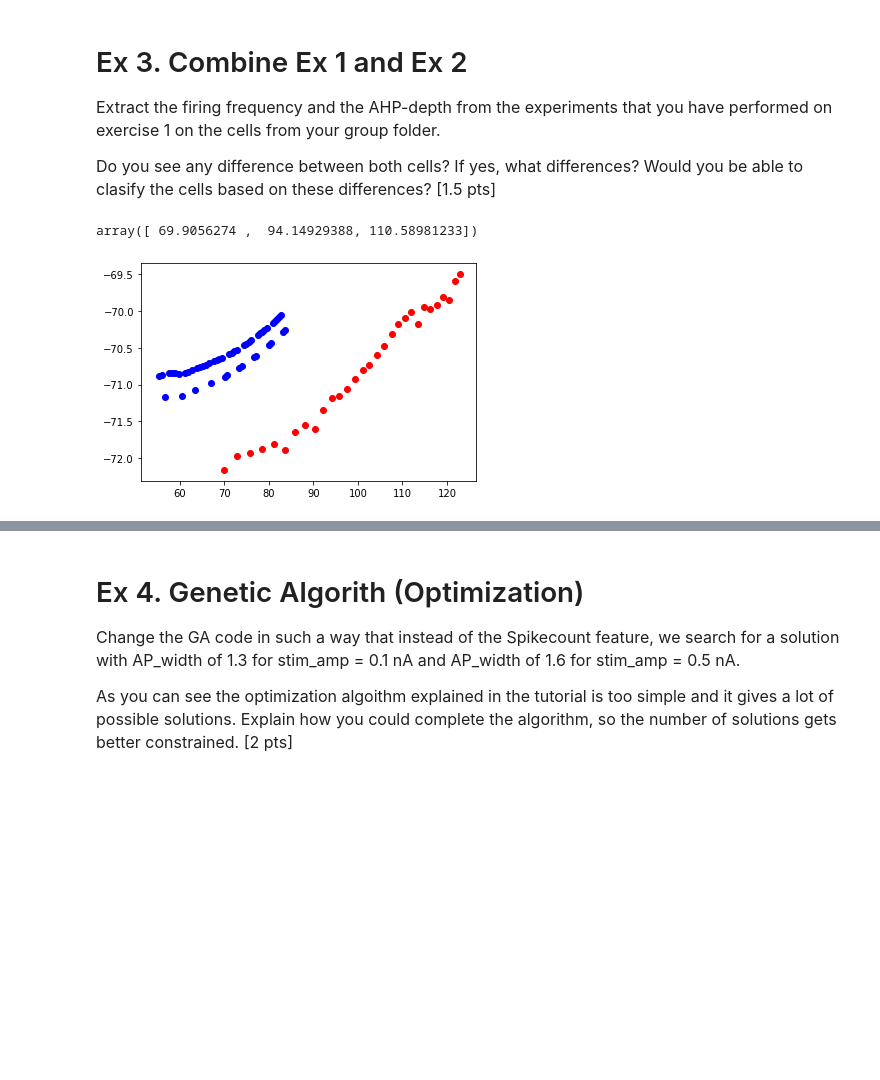
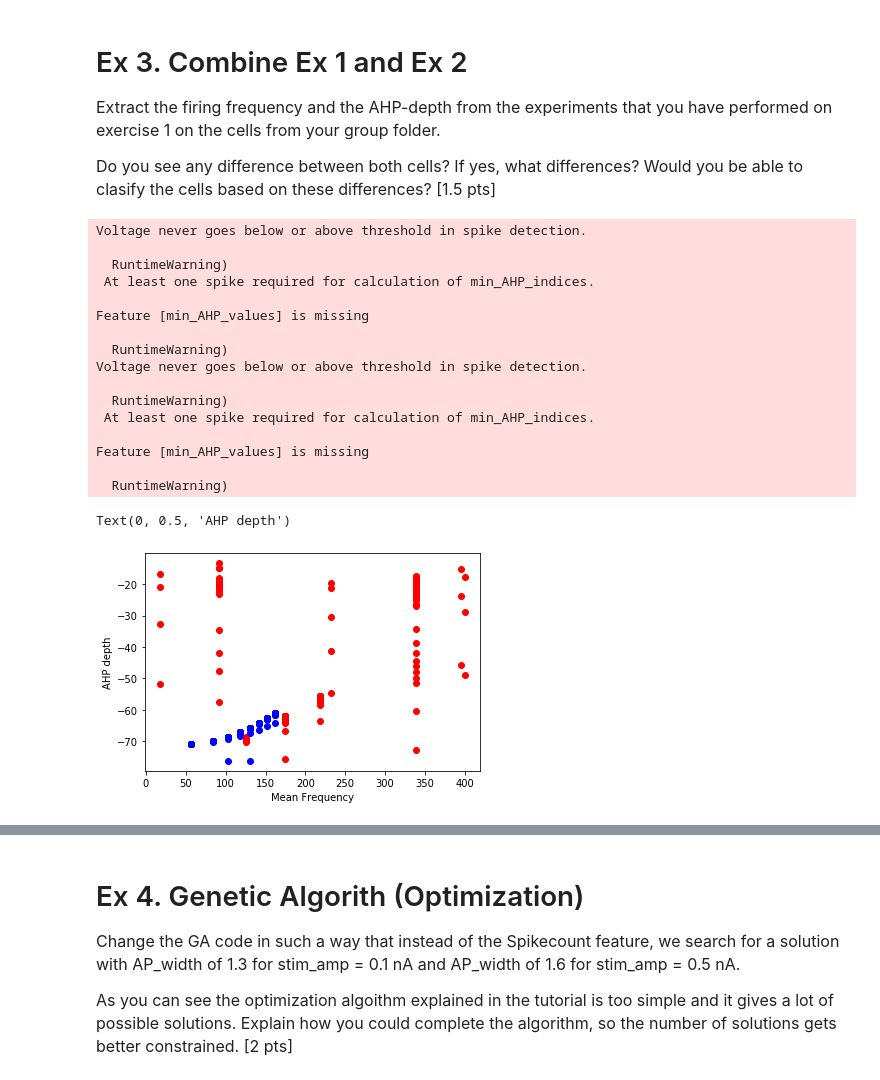
Before and after one commit to jjt20/InSilicoClass, a Jupyter notebook: my_notebooks/Week5/Week5_HomeWork.ipynb, the cells around one changed output, grey strips where cells are left out. Cells and saved outputs as stored; diff of their text form; code cells hidden in the pictures; blank space fills up the shorter version.

```diff
--- a/my_notebooks/Week5/Week5_HomeWork.ipynb
+++ b/my_notebooks/Week5/Week5_HomeWork.ipynb
@@ -497,37 +493,59 @@ IPython.display.HTML(json2html.convert(json=feature_values))
 # %%
 import efel
 import pickle
+import matplotlib.pyplot as plt
+
 
 for file in range(1,3):
     infile = open('listTracesCell'+str(file),'rb')
     traces = pickle.load(infile)
     infile.close()
 
     if file == 1:
-        mean_freq1 = np.zeros(len(traces))
-        AHP1 = np.zeros(len(traces))
+        mean_freq1 = np.ones(len(traces))*np.nan
+        AHP1 = np.ones(len(traces))*np.nan
+        AHPVars1 = np.ones(len(traces))*np.nan
     else:
-        mean_freq2 = np.zeros(len(traces))
-        AHP2 = np.zeros(len(traces))
+        mean_freq2 = np.ones(len(traces))*np.nan
+        AHP2 = np.ones(len(traces))*np.nan
+        AHPVars2 = np.ones(len(traces))*np.nan
 
     for i, trace in enumerate(traces):
+        results = efel.getFeatureValues([trace], ['mean_frequency', 'AHP_depth_abs'])[0]
         if file == 1:
-            mean_freq1[i] = efel.getFeatureValues([trace], ['mean_frequency', 'AHP_depth_abs'])[0]['mean_frequency']
 
-            AHP1[i] = np.mean(efel.getFeatureValues([trace], ['mean_frequency', 'AHP_depth_abs'])[0]['AHP_depth_abs'])
+            if results['mean_frequency'] is not None:
+                mean_freq1[i] = results['mean_frequency']
+                plt.plot(np.ones(len(results['AHP_depth_abs']))*results['mean_frequency'],results['AHP_depth_abs'],'or')
+            if results['AHP_depth_abs'] is not None:
+                AHP1[i] = np.mean(results['AHP_depth_abs'])
+                AHPVars1[i] = np.std(results['AHP_depth_abs'])
         else:
-            mean_freq2[i] = efel.getFeatureValues([trace], ['mean_frequency', 'AHP_depth_abs'])[0]['mean_frequency']
-            AHP2[i] = np.mean(efel.getFeatureValues([trace], ['mean_frequency', 'AHP_depth_abs'])[0]['AHP_depth_abs'])
+            if results['mean_frequency'] is not None:
+                plt.plot(np.ones(len(results['AHP_depth_abs']))*results['mean_frequency'],results['AHP_depth_abs'],'ob')
+                mean_freq2[i] = results['mean_frequency']
+            if results['AHP_depth_abs'] is not None:
+                AHP2[i] = np.mean(results['AHP_depth_abs'])
+                AHPVars2[i] = np.std(results['AHP_depth_abs'])
+
+plt.xlabel('Mean Frequency')
+plt.ylabel('AHP depth')
+# %% [output]
+Voltage never goes below or above threshold in spike detection.
+
+  RuntimeWarning)
+ At least one spike required for calculation of min_AHP_indices.
+
+Feature [min_AHP_values] is missing
+
+  RuntimeWarning)
+Voltage never goes below or above threshold in spike detection.
+
+  RuntimeWarning)
+ At least one spike required for calculation of min_AHP_indices.
+
+Feature [min_AHP_values] is missing
+
+  RuntimeWarning)
+Text(0, 0.5, 'AHP depth')
+[figure, added]
-# %%
-mean_freq1
-# %% [output]
-array([ 69.9056274 ,  94.14929388, 110.58981233])
-# %%
-import matplotlib.pyplot as plt
-
-plt.figure()
-plt.scatter(mean_freq1,AHP1,c='r')
-plt.scatter(mean_freq2,AHP2,c='b')
-plt.show()
-# %% [output]
-[figure, removed]
```
Also changed, not shown: parts of 7 cells of this notebook, 11 other files.
